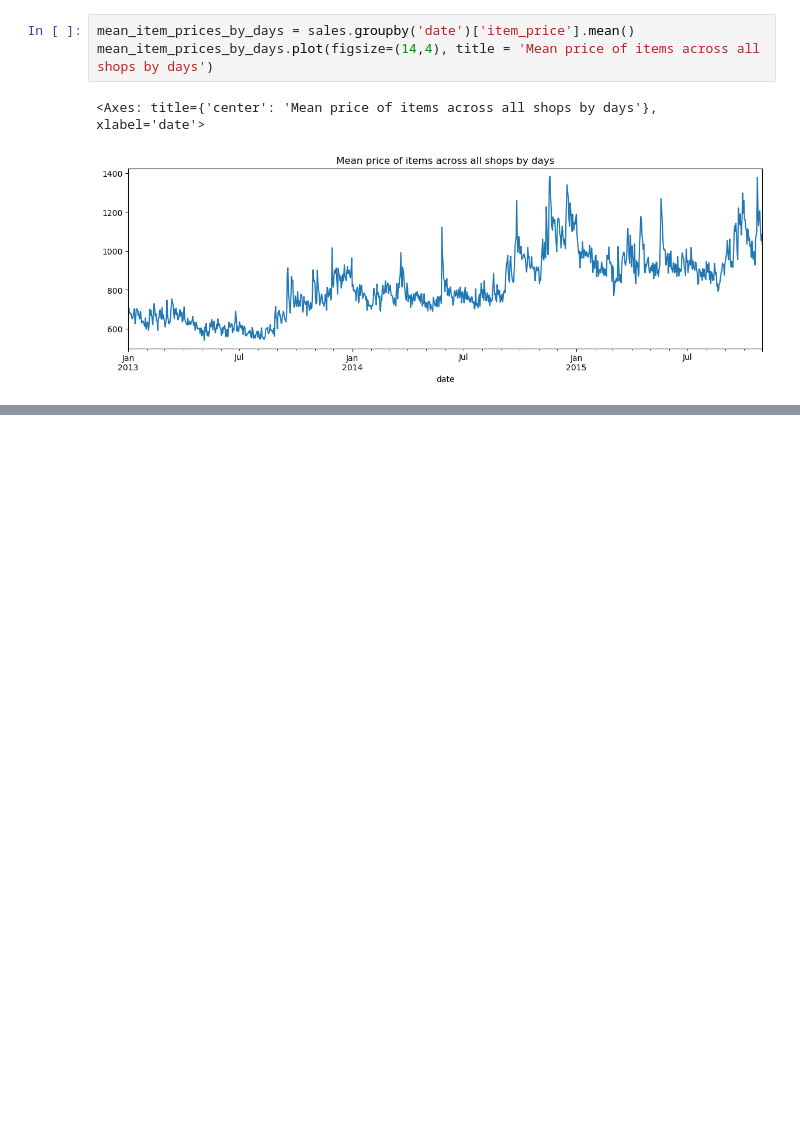
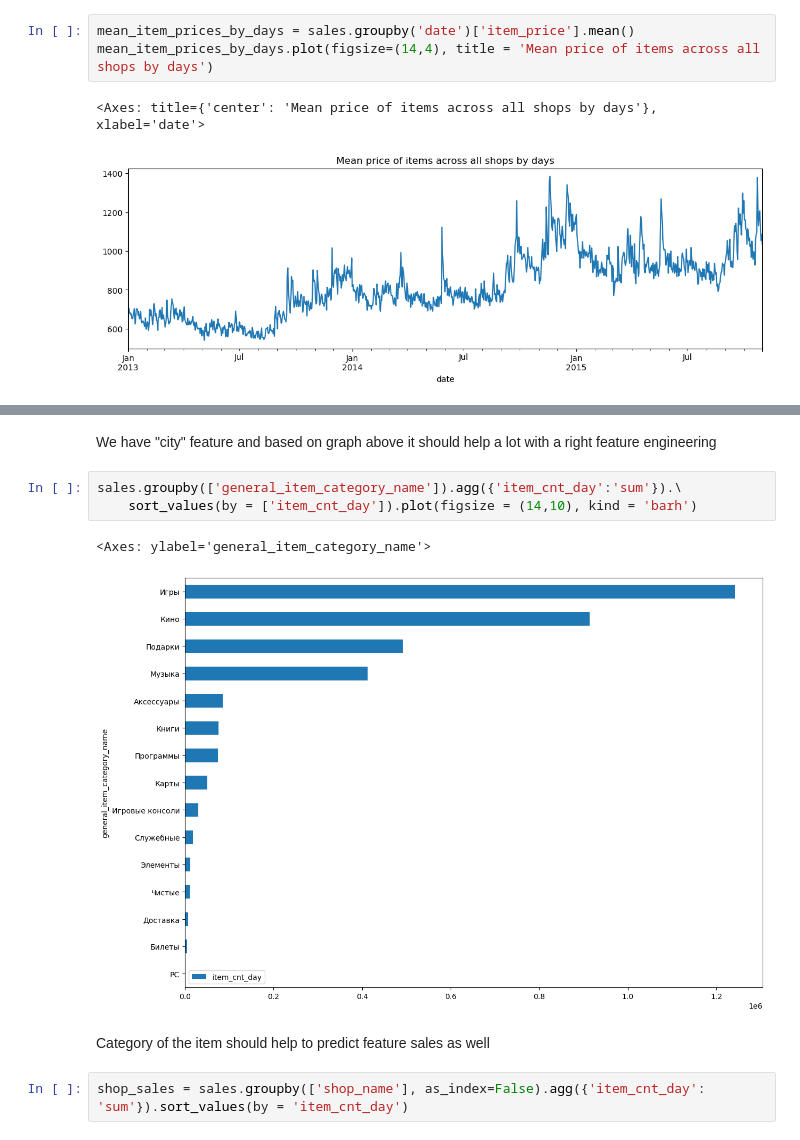
Before and after one commit to MarianSlassi/future_sales_prediction, a Jupyter notebook: notebooks/dqc_etl_structurised.ipynb, the cells around one changed output, grey strips where cells are left out. Saved outputs shown, nothing was run; the diff lists cells and outputs as text; blank space fills up the shorter version.

```diff
--- a/notebooks/dqc_etl_structurised.ipynb
+++ b/notebooks/dqc_etl_structurised.ipynb
@@ -472,0 +581,12 @@ daily_sales.plot(figsize=(14, 4), title='Amount of sold items by days across all
+# %% [markdown]
+We have "city" feature and based on graph above it should help a lot with a right feature engineering
+# %%
+sales.groupby(['general_item_category_name']).agg({'item_cnt_day':'sum'}).\
+    sort_values(by = ['item_cnt_day']).plot(figsize = (14,10), kind = 'barh')
+# %% [output]
+<Axes: ylabel='general_item_category_name'>
+[figure, added]
+# %% [markdown]
+Category of the item should help to predict feature sales as well
+# %%
+shop_sales = sales.groupby(['shop_name'], as_index=False).agg({'item_cnt_day': 'sum'}).sort_values(by = 'item_cnt_day')
```
Also changed, not shown: parts of 88 cells of this notebook, 4 other files.
